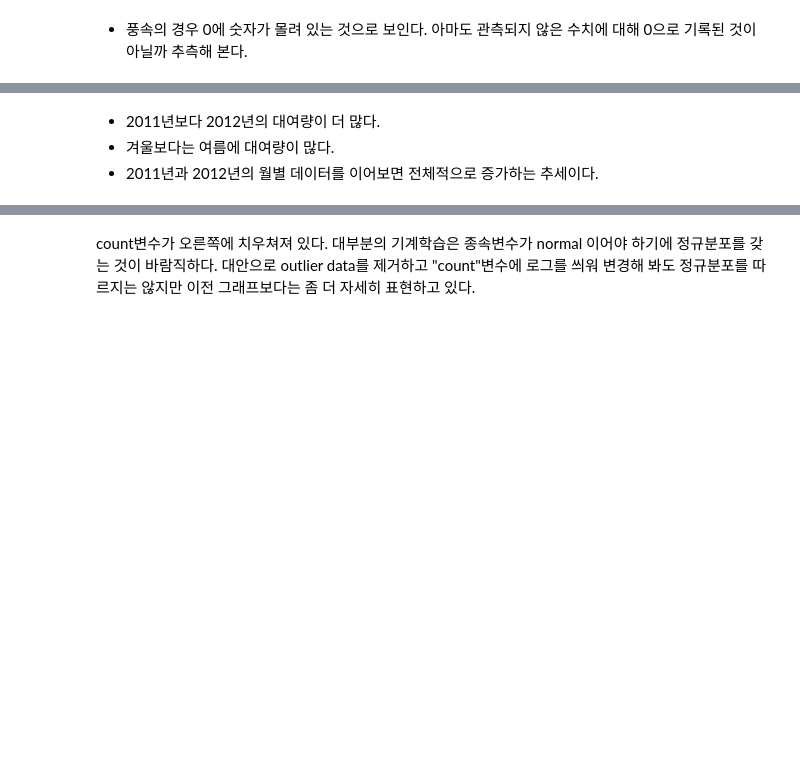
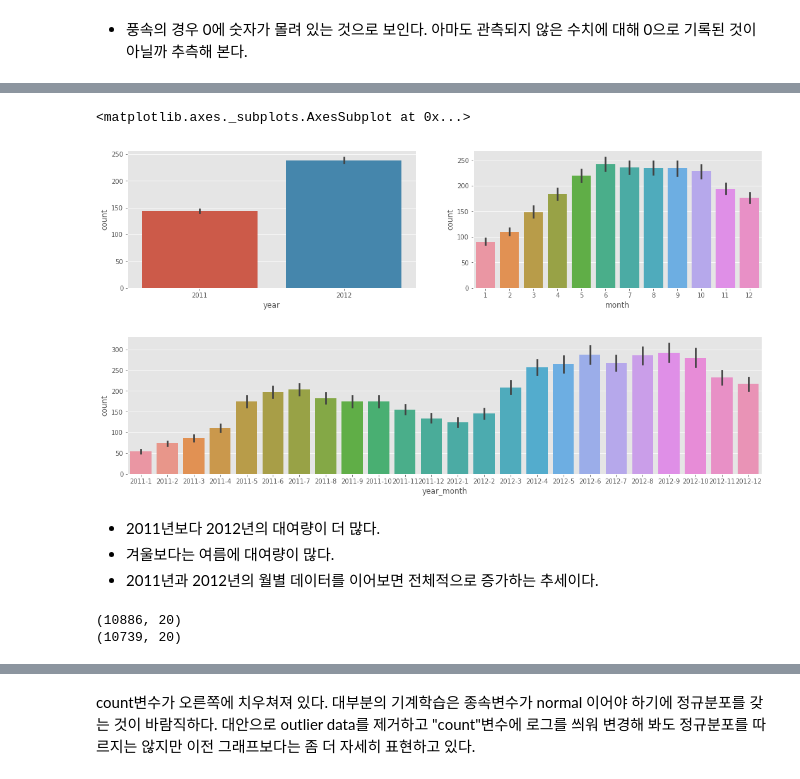
Before and after one commit to wlel7385/opensource, a Jupyter notebook: bike-sharing-demand-EDA.ipynb, the cells around one changed output, grey strips where cells are left out. Cells and saved outputs as stored; diff of their text form; code cells hidden in the pictures; blank space fills up the shorter version.

```diff
--- a/bike-sharing-demand-EDA.ipynb
+++ b/bike-sharing-demand-EDA.ipynb
@@ -245,2 +254,11 @@ sns.heatmap(corrMatt, mask=mask,vmax=.8, square=True,annot=True)
 # %% [markdown]
 * 풍속의 경우 0에 숫자가 몰려 있는 것으로 보인다. 아마도 관측되지 않은 수치에 대해 0으로 기록된 것이 아닐까 추측해 본다.
+# %%
+
+def concatenate_year_month(datetime):
+    return "{0}-{1}".format(datetime.year, datetime.month)
+
+train["year_month"] = train["datetime"].apply(concatenate_year_month)
+
+print(train.shape)
+train[["datetime", "year_month"]].head()
@@ -247,4 +273,28 @@ sns.heatmap(corrMatt, mask=mask,vmax=.8, square=True,annot=True)
+# %%
+fig, (ax1, ax2) = plt.subplots(nrows=1, ncols=2)
+fig.set_size_inches(18, 4)
+
+sns.barplot(data=train, x="year", y="count", ax=ax1)
+sns.barplot(data=train, x="month", y="count", ax=ax2)
+
+fig, ax3 = plt.subplots(nrows=1, ncols=1)
+fig.set_size_inches(18, 4)
+
+sns.barplot(data=train, x="year_month", y="count", ax=ax3)
+# %% [output]
+<matplotlib.axes._subplots.AxesSubplot at 0x...>
+[figure, added]
+[figure, added]
 # %% [markdown]
 * 2011년보다 2012년의 대여량이 더 많다.
 * 겨울보다는 여름에 대여량이 많다.
 * 2011년과 2012년의 월별 데이터를 이어보면 전체적으로 증가하는 추세이다.
+# %%
+# trainWithoutOutliers
+trainWithoutOutliers = train[np.abs(train["count"] - train["count"].mean()) <= (3*train["count"].std())]
+
+print(train.shape)
+print(trainWithoutOutliers.shape)
+# %% [output]
+(10886, 20)
+(10739, 20)
```
Also changed, not shown: parts of 3 cells of this notebook.
